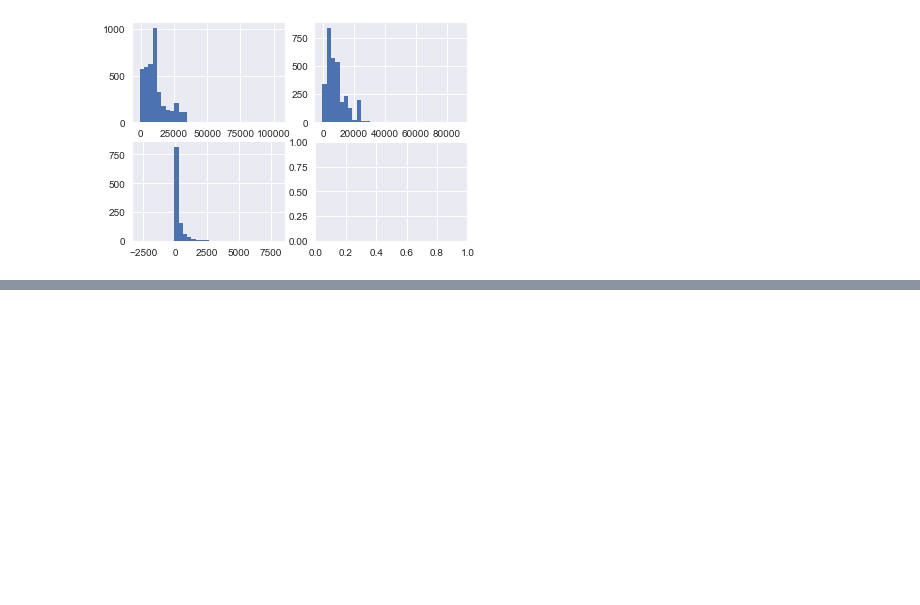
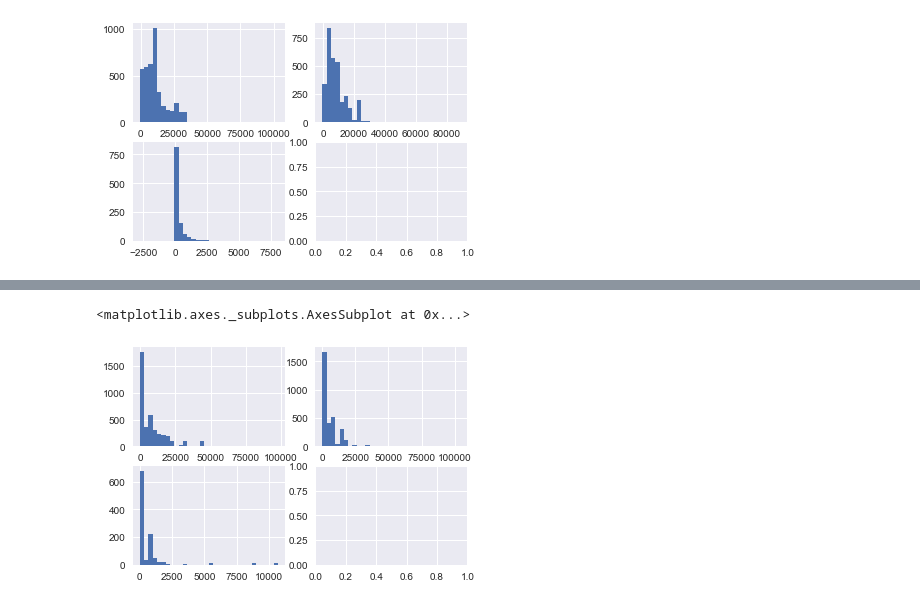
Before and after one commit to druchefavour/retailer_project, a Jupyter notebook: 6.0 Unsupervised Anomaly Detection.ipynb, the cells around one changed output, grey strips where cells are left out. Drawn from its saved outputs; the diff is of its cells as text; code cells hidden in the pictures; blank space fills up the shorter version.

```diff
--- a/6.0 Unsupervised Anomaly Detection.ipynb
+++ b/6.0 Unsupervised Anomaly Detection.ipynb
@@ -496,0 +556,16 @@ array([  570.04657316,  1042.83327312,  1043.17180492, ...,   980.32963328,
+# %%
+# creation of 3 differents data set based on categories defined before. For MarkDown1
+df['categories'] = df['Type']
+df_class0  = df.loc[df['categories'] == 'A', 'MarkDown2']
+df_class1  = df.loc[df['categories'] == 'B', 'MarkDown2']
+df_class2  = df.loc[df['categories'] == 'C', 'MarkDown2']
+# %%
+# plot MarkDown2 repartition by categories
+%matplotlib inline
+fig, axs = plt.subplots(2,2)
+df_class0.hist(ax=axs[0,0],bins=32)
+df_class1.hist(ax=axs[0,1],bins=32)
+df_class2.hist(ax=axs[1,0],bins=32)
+# %% [output]
+<matplotlib.axes._subplots.AxesSubplot at 0x...>
+[figure, added]
```
Also changed, not shown: parts of 49 cells of this notebook, 7 other files.
